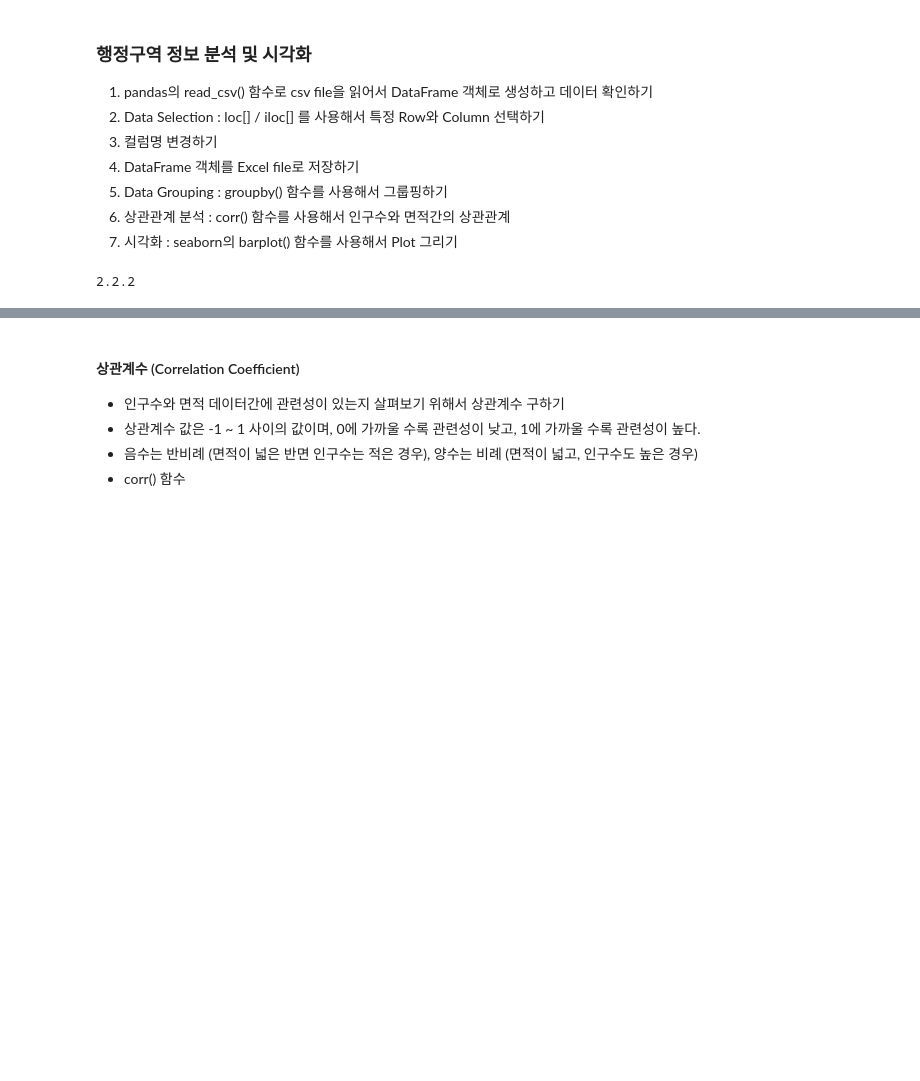
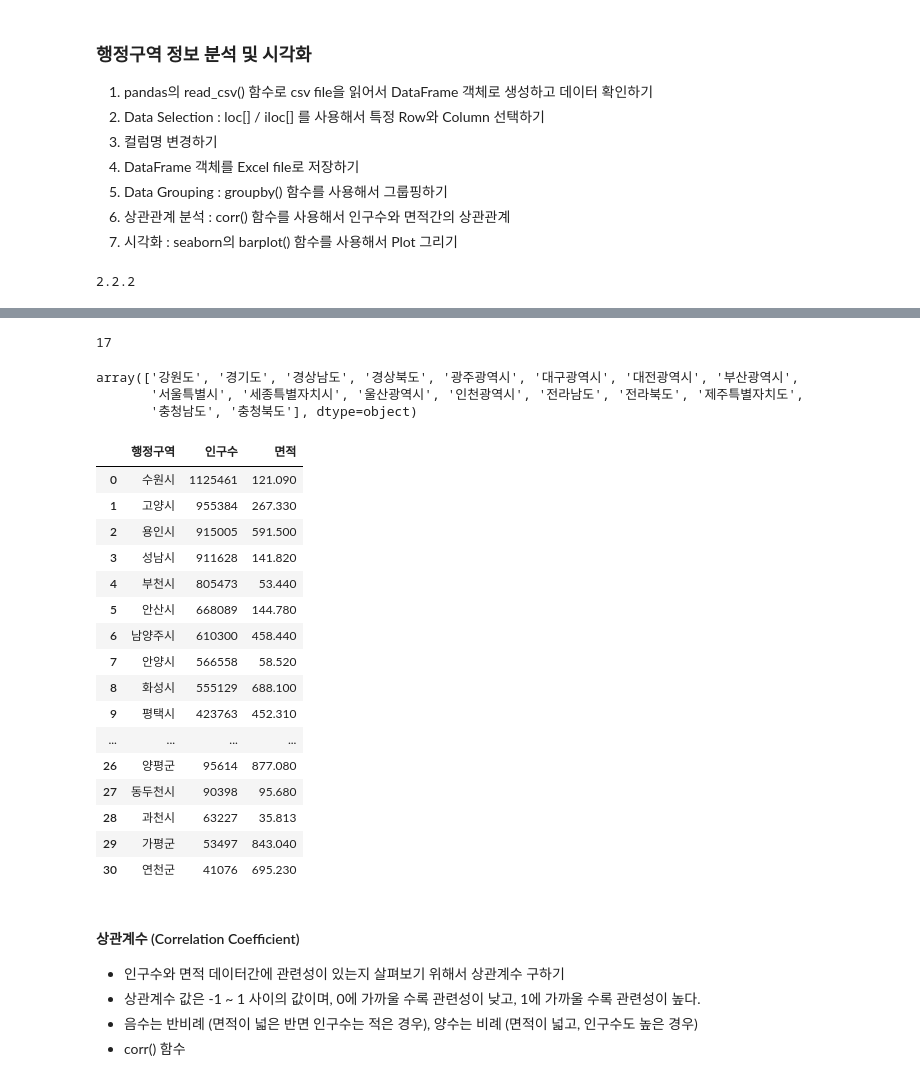
Before and after one commit to Daviswhistle/Python_Webscrapping_Analysis, a Jupyter notebook: 03-1.행정구역정보_분석과시각화.ipynb, the cells around one changed output, grey strips where cells are left out. Cells and saved outputs as stored; diff of their text form; code cells hidden in the pictures; blank space fills up the shorter version.

```diff
--- a/03-1.행정구역정보_분석과시각화.ipynb
+++ b/03-1.행정구역정보_분석과시각화.ipynb
@@ -20,3 +137,31 @@ print(data.shape)
+# %%
+print(len(data['광역시도'].unique()))
+data['광역시도'].unique()
+# %% [output]
+17
+array(['강원도', '경기도', '경상남도', '경상북도', '광주광역시', '대구광역시', '대전광역시', '부산광역시',
+       '서울특별시', '세종특별자치시', '울산광역시', '인천광역시', '전라남도', '전라북도', '제주특별자치도',
+       '충청남도', '충청북도'], dtype=object)
+# %%
+data.loc[data['광역시도'] == '경기도', ['행정구역', '인구수', '면적']].sort_values(by='인구수', ascending=False).reset_index(drop=True)
+# %% [output]
+|  | 행정구역 | 인구수 | 면적 |
+| 0 | 수원시 | 1125461 | 121.090 |
+| 1 | 고양시 | 955384 | 267.330 |
+| 2 | 용인시 | 915005 | 591.500 |
+| 3 | 성남시 | 911628 | 141.820 |
+| 4 | 부천시 | 805473 | 53.440 |
+| 5 | 안산시 | 668089 | 144.780 |
+| 6 | 남양주시 | 610300 | 458.440 |
+| 7 | 안양시 | 566558 | 58.520 |
+| 8 | 화성시 | 555129 | 688.100 |
+| 9 | 평택시 | 423763 | 452.310 |
+| ... | ... | ... | ... |
+| 26 | 양평군 | 95614 | 877.080 |
+| 27 | 동두천시 | 90398 | 95.680 |
+| 28 | 과천시 | 63227 | 35.813 |
+| 29 | 가평군 | 53497 | 843.040 |
+| 30 | 연천군 | 41076 | 695.230 |
 # %% [markdown]
 #### 상관계수 (Correlation Coefficient)
 * 인구수와 면적 데이터간에 관련성이 있는지 살펴보기 위해서 상관계수 구하기
```
Also changed, not shown: parts of 11 cells of this notebook.
